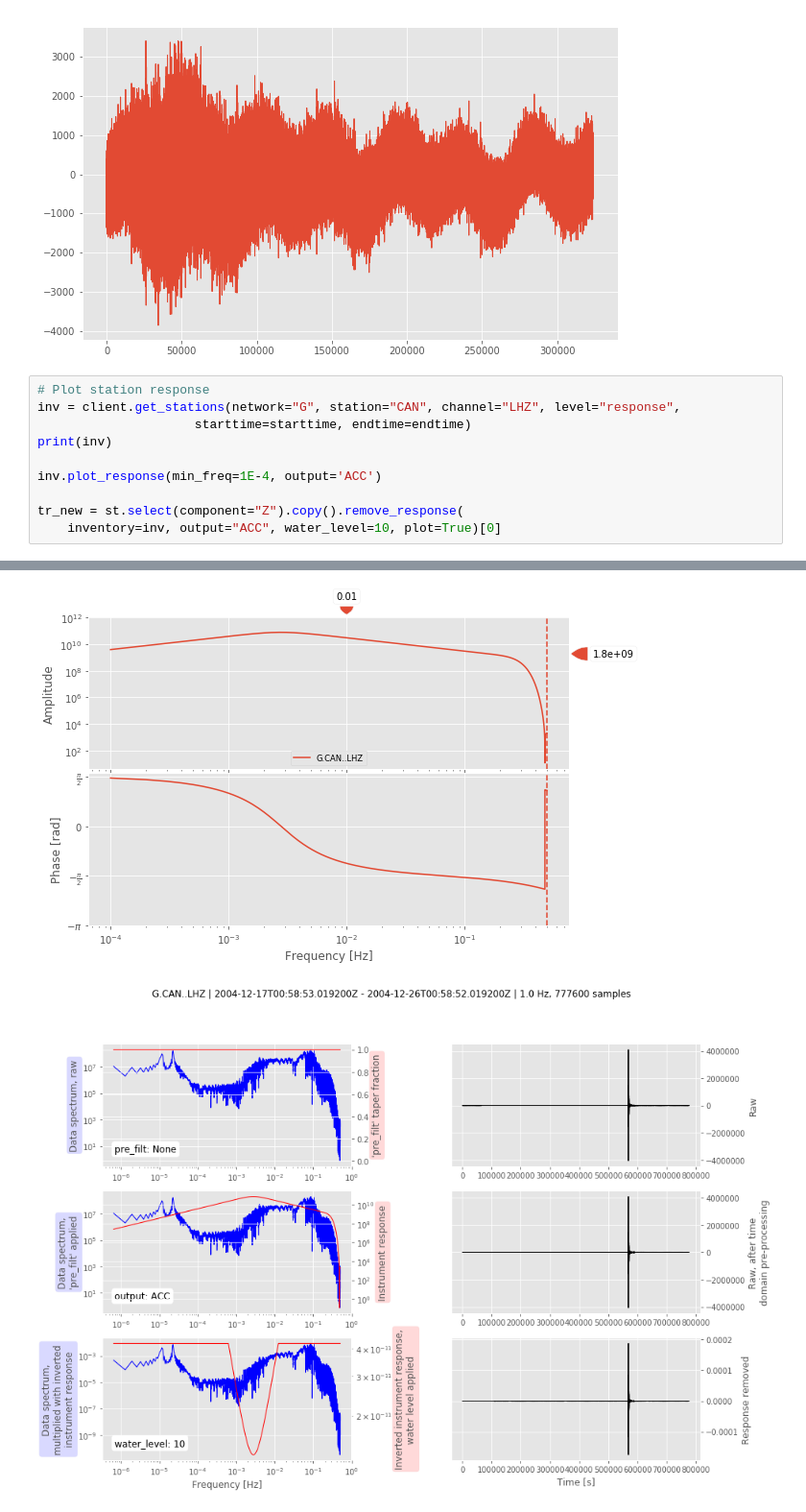
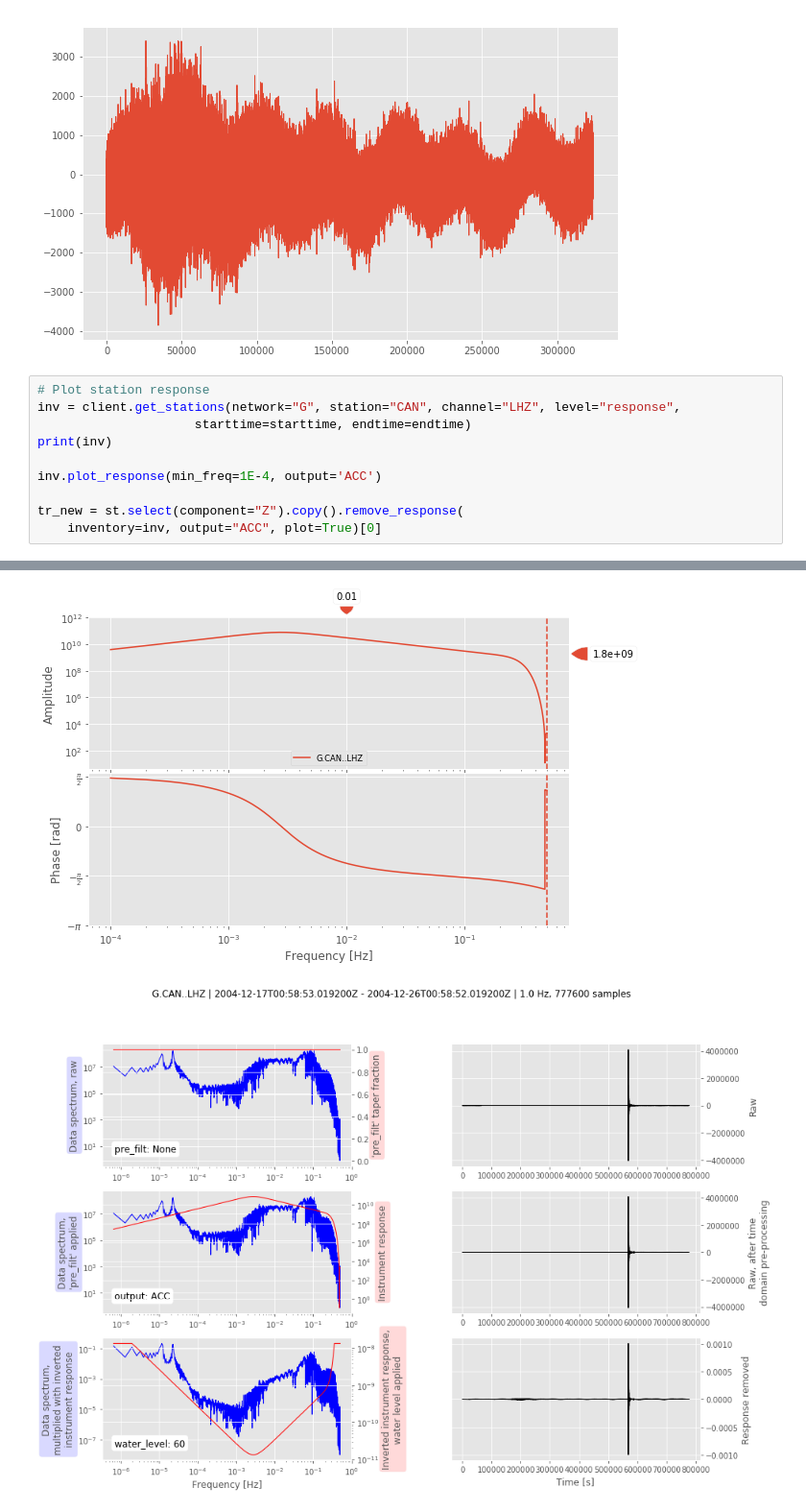
Before and after one commit to heinerigel/2017-JupyterNotebooksForGeophysics, a Jupyter notebook: Notebooks/05_SumatraEarthquake/Sumatra_PartA/CAN_noise.ipynb, the cells around one changed output, grey strips where cells are left out. Shown at 96% size. Saved outputs shown, nothing was run; the diff lists cells and outputs as text.

```diff
--- a/Notebooks/05_SumatraEarthquake/Sumatra_PartA/CAN_noise.ipynb
+++ b/Notebooks/05_SumatraEarthquake/Sumatra_PartA/CAN_noise.ipynb
@@ -96,5 +96,5 @@ print(inv)
 inv.plot_response(min_freq=1E-4, output='ACC')
 
 tr_new = st.select(component="Z").copy().remove_response(
-    inventory=inv, output="ACC", water_level=10, plot=True)[0]
+    inventory=inv, output="ACC", plot=True)[0]
 # %% [output]
@@ -104,13 +104,13 @@ Inventory created at 2017-12-06T10:55:53.000000Z
         Sending institution: IRIS-DMC (IRIS-DMC)
         Contains:
                 Networks (1):
                         G
                 Stations (1):
                         G.CAN (Canberra, Australia)
                 Channels (1):
                         G.CAN..LHZ
 [figure]
-[figure, old version]
+[figure, new version]
 # %%
 #Pre-Process Data
 from obspy.signal.filter import lowpass
```
Also changed, not shown: parts of 2 cells of this notebook, 1 other file.
